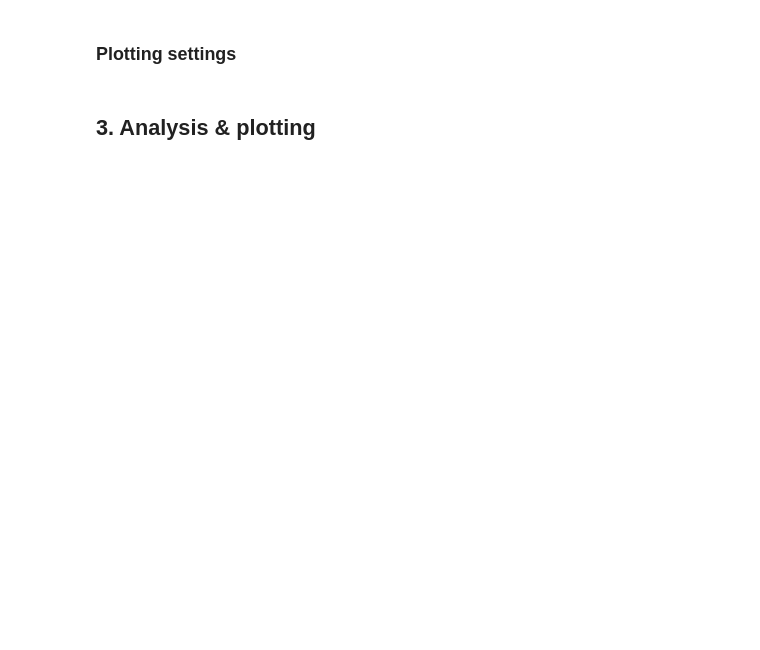
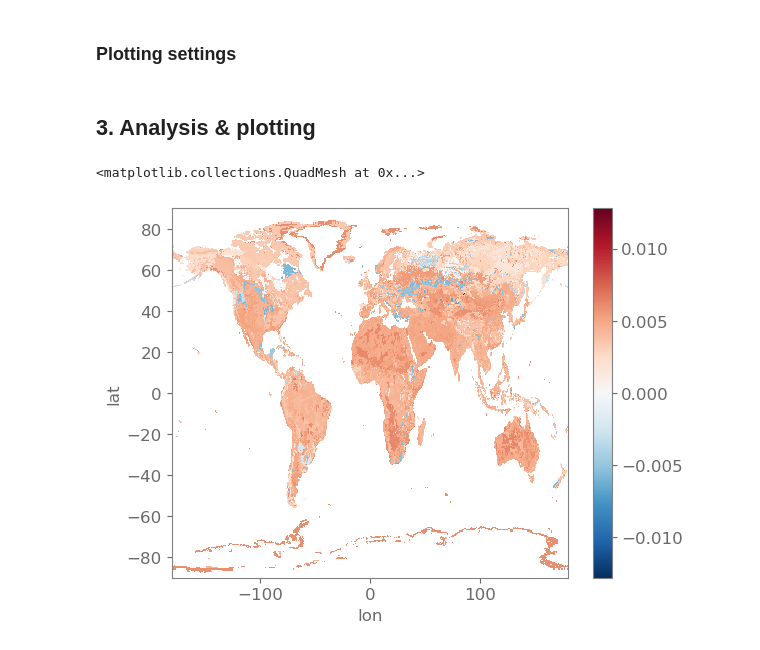
Before and after one commit to Ivanderkelen/Vanderkelen_etal_2025_BG, a Jupyter notebook: plot_default_waterholdingcapacity.ipynb, the cells around one changed output. Saved outputs shown, nothing was run; the diff lists cells and outputs as text; code cells hidden in the pictures; blank space fills up the shorter version.

```diff
--- a/plot_default_waterholdingcapacity.ipynb
+++ b/plot_default_waterholdingcapacity.ipynb
@@ -41,12 +42,11 @@ os.chdir(procdir)
 # case settings
 
 # define scenario
-scenario = '4p1000'
+scenario = 'high'
 
 # case settings
-case_ctl = 'IHistClm51Sp.hcru_hcru_mt13.CTL.spunup' # this case is running.
-case_scen = 'IHistClm51Sp.hcru_hcru_mt13.'+scenario+'.spunup'
-
+case_ctl = 'IHistClm51Sp.hcru_hcru_mt13.pftsoilcol.CTL.spunup5'
+case_scen = 'IHistClm51Sp.hcru_hcru_mt13.pftsoilcol.'+scenario+'.spunup5'
 
 
 case   = case_ctl
@@ -129,3 +127,8 @@ da_whc_scen = (da_fc_scen  - da_wilting_h2osoi_scen)
 # delta wilting point
 da_delta_whc =  da_whc_scen - da_whc_ctl
 da_delta_whc_rel = (da_delta_whc/abs(da_whc_ctl)*100).weighted(da_delta_whc['levsoi']).mean(dim='levsoi').mean('time').compute()
+# %%
+da_delta_whc.weighted(da_delta_whc['levsoi']).mean(dim='levsoi').mean('time').plot()
+# %% [output]
+<matplotlib.collections.QuadMesh at 0x...>
+[figure, added]
```
Also changed, not shown: parts of 16 cells of this notebook, 23 other files.
